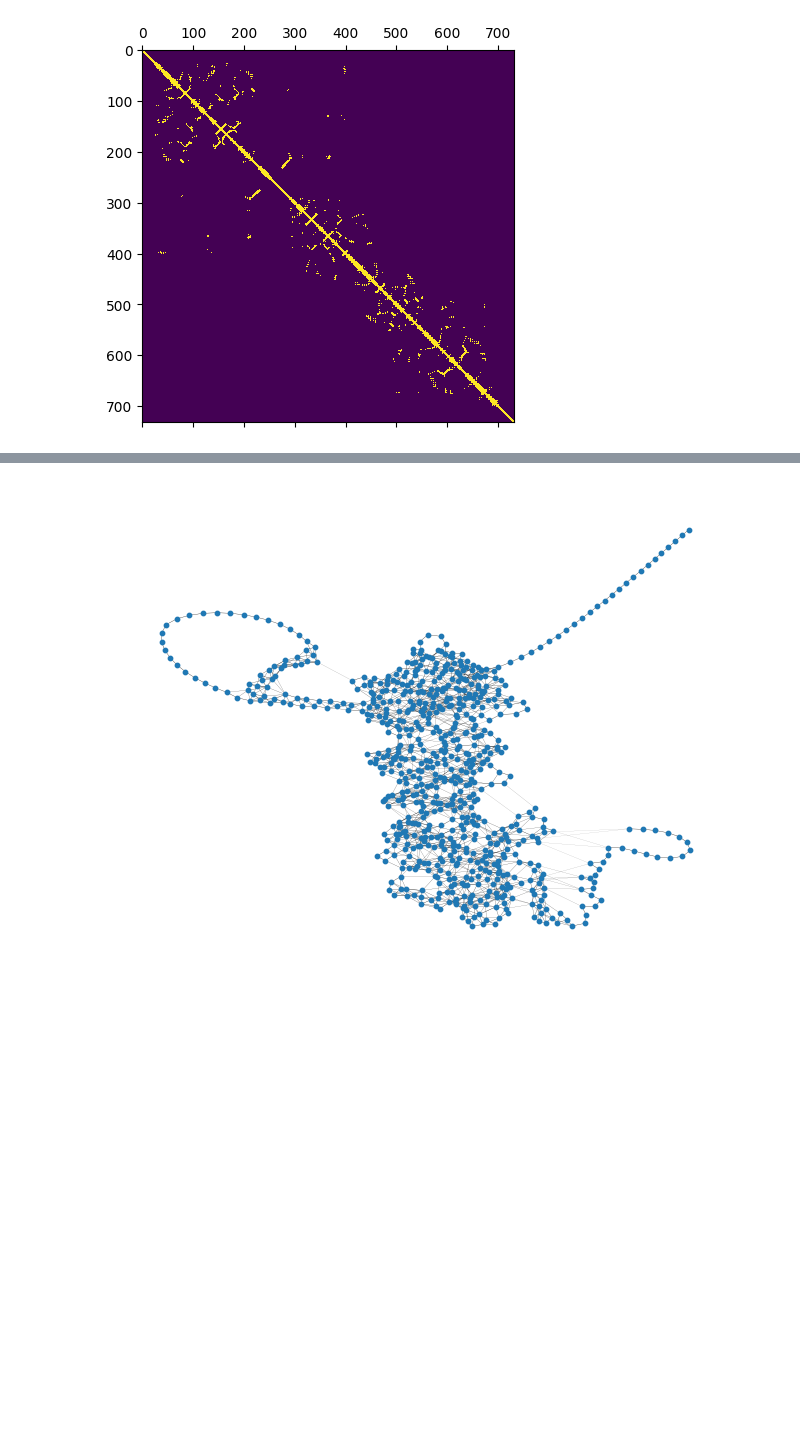
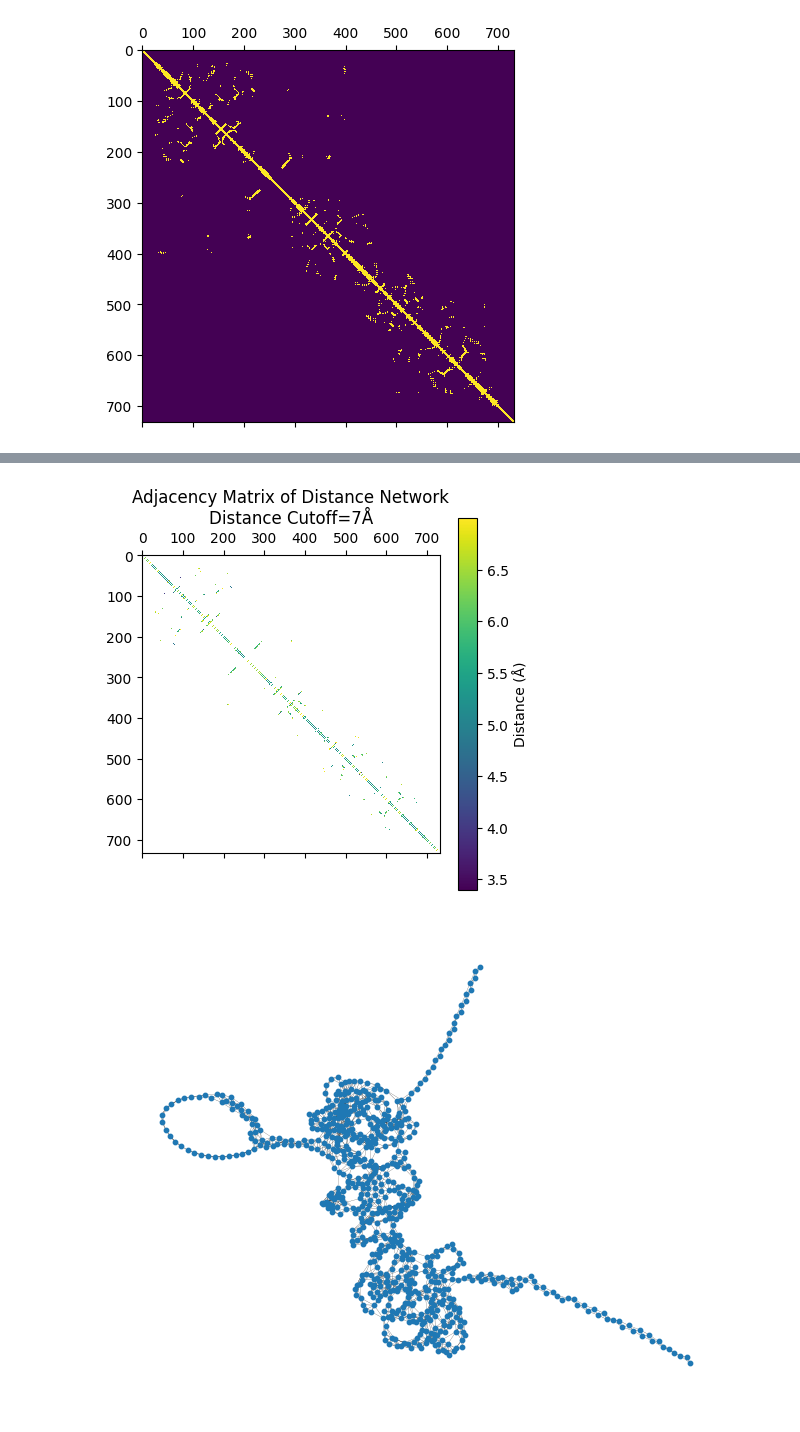
Before and after one commit to PNNL-Predictive-Phenomics/ProCaliper, a Jupyter notebook: examples/network_analysis/network_analysis.ipynb, the cells around one changed output, grey strips where cells are left out. Cells and saved outputs as stored; diff of their text form; code cells hidden in the pictures; blank space fills up the shorter version.

```diff
--- a/examples/network_analysis/network_analysis.ipynb
+++ b/examples/network_analysis/network_analysis.ipynb
@@ -171,10 +186,18 @@ nx.draw(
 # %%
-dm_bb = pn.euclidean_backbone(dm)
+max_dist_angstroms_lower = 7
+dm_lowcut = pn.distance_network(protein, max_dist_angstroms=max_dist_angstroms_lower)
+plt.matshow(nx.to_numpy_array(dm_lowcut, nonedge=np.nan), interpolation="none")
+plt.colorbar(label="Distance (Å)")
+plt.title(
+    f"Adjacency Matrix of Distance Network\nDistance Cutoff={max_dist_angstroms_lower}Å"
+)
+plt.show()
 nx.draw(
-    dm_bb,
-    pos=nx.layout.kamada_kawai_layout(dm_bb),
+    dm_lowcut,
+    pos=nx.layout.kamada_kawai_layout(dm_lowcut),
     node_size=10,
-    width=[d["proximity"] for _, _, d in dm_bb.edges(data=True)],
+    width=[d["proximity"] for _, _, d in dm_lowcut.edges(data=True)],
 )
 # %% [output]
-[figure, old version]
+[figure, new version]
+[figure, added]
```
Also changed, not shown: parts of 4 cells of this notebook, 7 other files.
